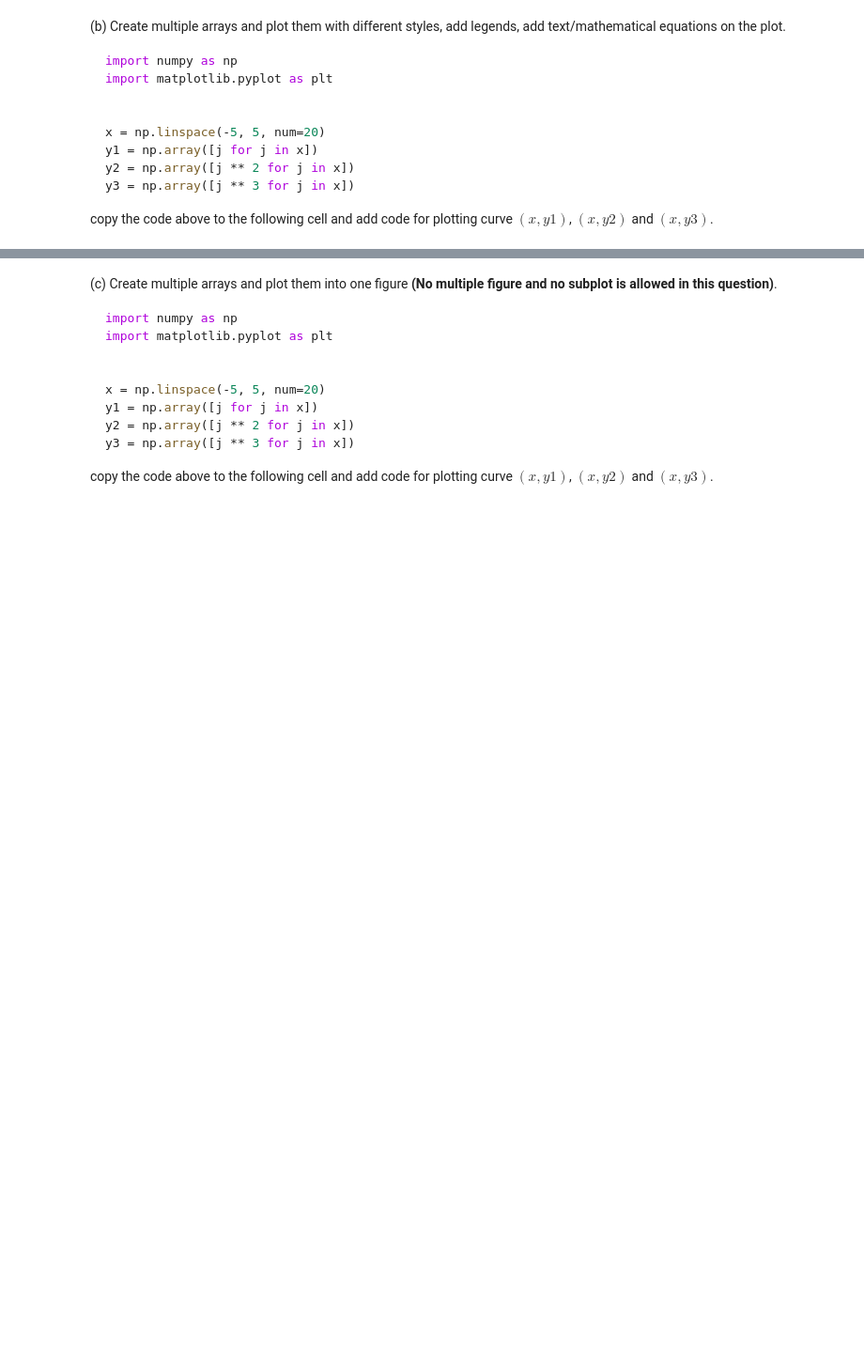
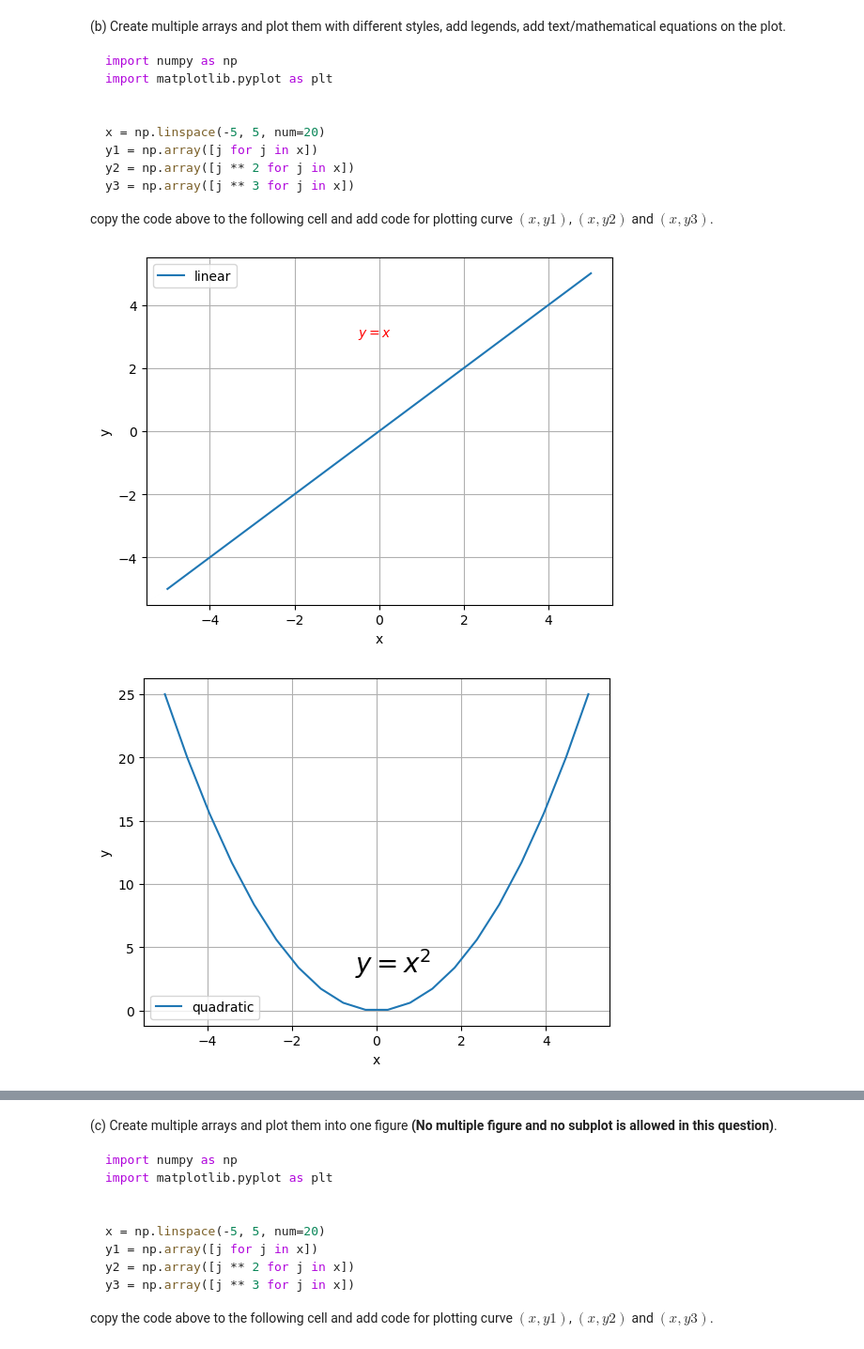
Before and after one commit to egunadi/dsci552-hw0, a Jupyter notebook: notebook/Gunadi_Eben_HW0.ipynb, the cells around one changed output, grey strips where cells are left out. Shown at 94% size. Cells and saved outputs as stored; diff of their text form; code cells hidden in the pictures; blank space fills up the shorter version.

````diff
--- a/notebook/Gunadi_Eben_HW0.ipynb
+++ b/notebook/Gunadi_Eben_HW0.ipynb
@@ -303,3 +418,35 @@ y3 = np.array([j ** 3 for j in x])
 ```
 
 copy the code above to the following cell and add code for plotting curve $\left(x, y1\right)$, $\left(x, y2\right)$ and $\left(x, y3\right)$.
+# %%
+x = np.linspace(-5, 5, num=20)
+y1 = np.array([j for j in x])
+y2 = np.array([j ** 2 for j in x])
+y3 = np.array([j ** 3 for j in x])
+
+plt.plot(x, y1, label='linear')
+plt.legend()
+plt.text(-0.5, 3, '$y = x$', color='red')
+plt.xlabel('x')
+plt.ylabel('y')
+plt.grid(True)
+plt.show()
+
+plt.plot(x, y2, label='quadratic')
+plt.legend()
+plt.text(-0.5, 3, '$y = x^2$', fontsize=20)
+plt.xlabel('x')
+plt.ylabel('y')
+plt.grid(True)
+plt.show()
+
+plt.plot(x, y3, label='cubic')
+plt.legend()
+plt.text(-0.5, 3, '$y = x^3$', color='green')
+plt.xlabel('x')
+plt.ylabel('y')
+plt.grid(True)
+plt.show()
+# %% [output]
+[figure, added]
+[figure, added]
````
Also changed, not shown: parts of 13 cells of this notebook.
